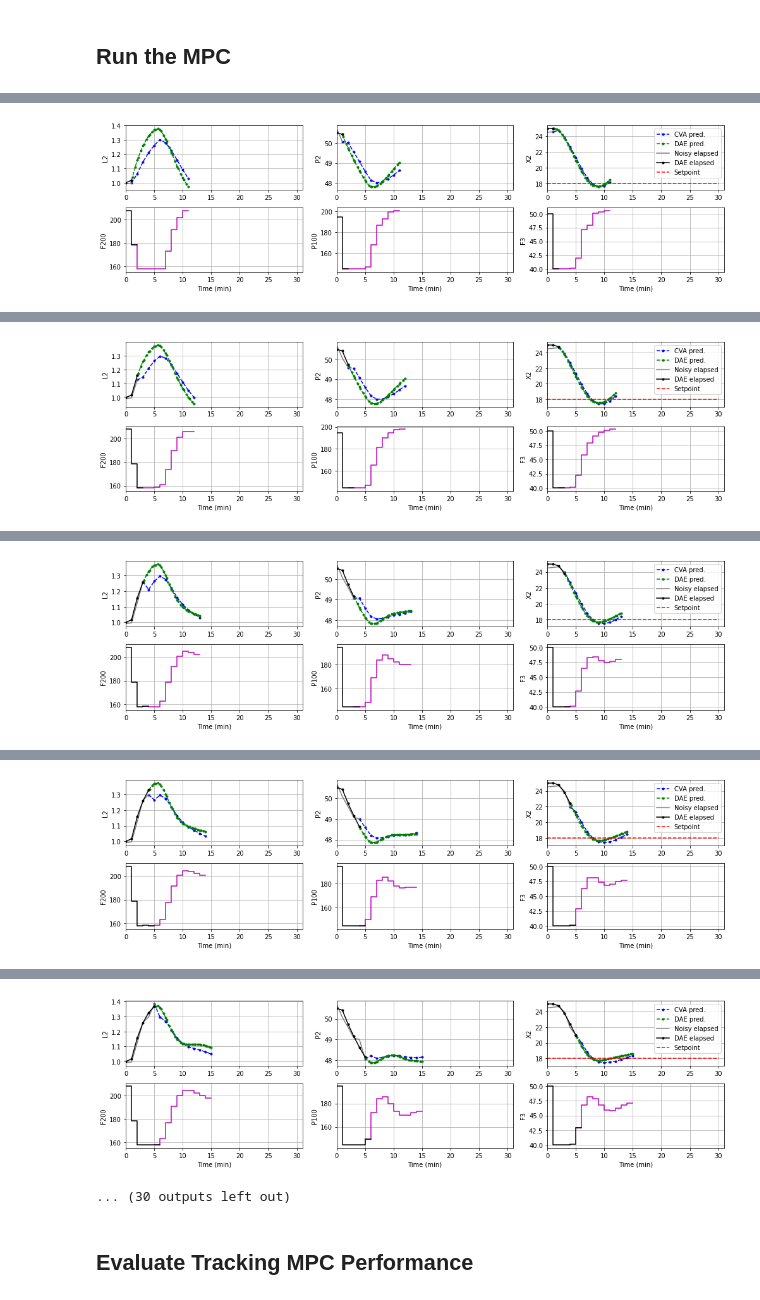
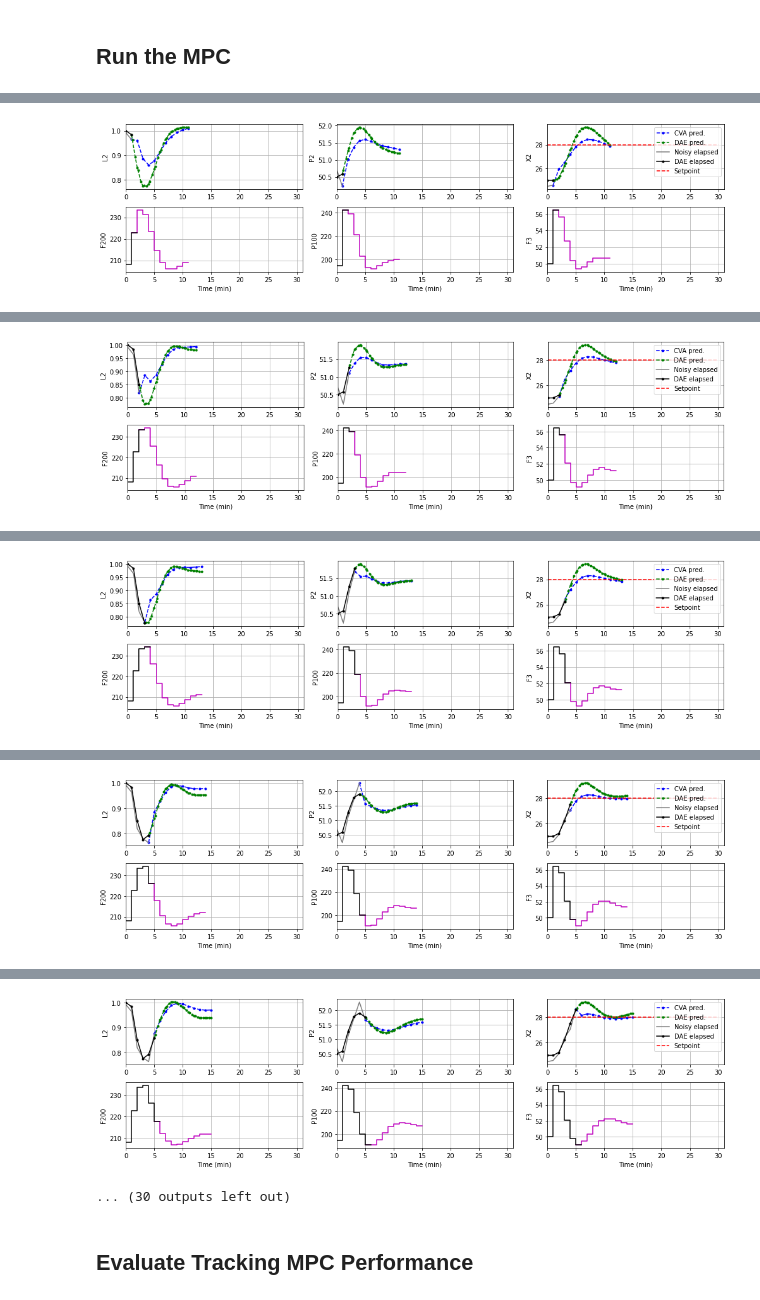
Before and after one commit to kspilario/MKCVA_MPC, a Jupyter notebook: Evap_CVA_MPC.ipynb, the cells around one changed output, grey strips where cells are left out. Cells and saved outputs as stored; diff of their text form; code cells hidden in the pictures.

```diff
--- a/Evap_CVA_MPC.ipynb
+++ b/Evap_CVA_MPC.ipynb
@@ -414,7 +414,7 @@ class NLP_MPC:
 # %%
 N_hor = 10                    # Prediction horizon
 N_iter = 21                   # No. of MPC iterations
-X2_sp = 18                    # Setpoint for X2
+X2_sp = 28                    # Setpoint for X2
 nvar = (N_hor-1)*len(sys.UI)  # No. of decision variables for IPOPT
 
 np.random.seed(1)
@@ -560,4 +558,4 @@ IPOPT took 0.1776 sec.
 b'Algorithm terminated successfully at a locally optimal point, satisfying the convergence tolerances (can be specified by options).'
 Pyomo Status: ok
-[figure, old version]
+[figure, new version]
 Horizon: 2 min to 12 min
@@ -565,4 +563,4 @@ IPOPT took 0.0750 sec.
 b'Algorithm terminated successfully at a locally optimal point, satisfying the convergence tolerances (can be specified by options).'
 Pyomo Status: ok
-[figure, old version]
+[figure, new version]
 Horizon: 3 min to 13 min
@@ -570,4 +568,4 @@ IPOPT took 0.1375 sec.
 b'Algorithm terminated successfully at a locally optimal point, satisfying the convergence tolerances (can be specified by options).'
 Pyomo Status: ok
-[figure, old version]
+[figure, new version]
 Horizon: 4 min to 14 min
@@ -575,4 +573,4 @@ IPOPT took 0.0952 sec.
 b'Algorithm terminated successfully at a locally optimal point, satisfying the convergence tolerances (can be specified by options).'
 Pyomo Status: ok
-[figure, old version]
+[figure, new version]
 Horizon: 5 min to 15 min
@@ -580,6 +578,6 @@ IPOPT took 0.0756 sec.
 b'Algorithm terminated successfully at a locally optimal point, satisfying the convergence tolerances (can be specified by options).'
 Pyomo Status: ok
-[figure, old version]
+[figure, new version]
 ... (30 outputs left out)
 # %% [markdown]
 ## Evaluate Tracking MPC Performance
```
Also changed, not shown: parts of 2 cells of this notebook.
